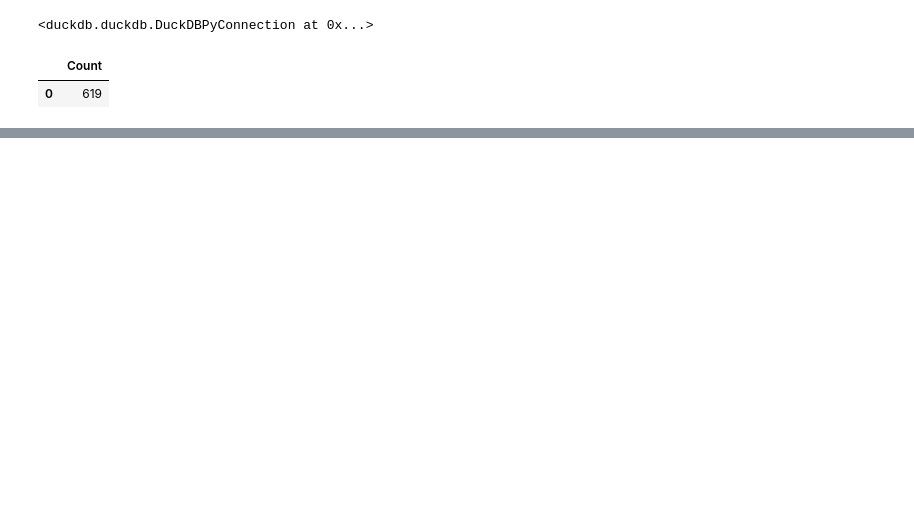
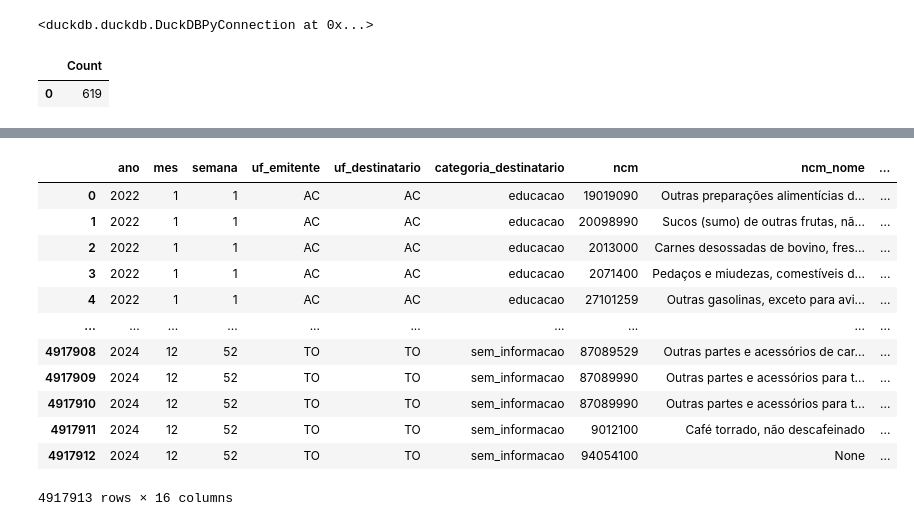
Before and after one commit to fredguth/mgi-mira-pipelines, a Jupyter notebook: nbs/compras_governo_mgi.ipynb, the cells around one changed output, grey strips where cells are left out. Cells and saved outputs as stored; diff of their text form; code cells hidden in the pictures; blank space fills up the shorter version.

```diff
--- a/nbs/compras_governo_mgi.ipynb
+++ b/nbs/compras_governo_mgi.ipynb
@@ -538,0 +654,21 @@ db.execute("SELECT distinct right(cfop::varchar,3) as cod from mgi.itens where c
+# %%
+db.execute("""
+           SELECT a.ano, a.mes, a.semana, a.uf_emitente, a.uf_destinatario, a.categoria_destinatario,
+           a.ncm, a.descricao_ncm as ncm_nome, a.valor as valor_absoluto, c.*, c.multiplicador * a.valor as valor
+           FROM raw.agrupamentos a
+           join raw.agrupamentos_cfop c on a.cfop = c.cfop order by all
+           """).df()
+# %% [output]
+|  | ano | mes | semana | uf_emitente | uf_destinatario | categoria_destinatario | ncm | ncm_nome | ... |
+| 0 | 2022 | 1 | 1 | AC | AC | educacao | 19019090 | Outras preparações alimentícias d... | ... |
+| 1 | 2022 | 1 | 1 | AC | AC | educacao | 20098990 | Sucos (sumo) de outras frutas, nã... | ... |
+| 2 | 2022 | 1 | 1 | AC | AC | educacao | 2013000 | Carnes desossadas de bovino, fres... | ... |
+| 3 | 2022 | 1 | 1 | AC | AC | educacao | 2071400 | Pedaços e miudezas, comestíveis d... | ... |
+| 4 | 2022 | 1 | 1 | AC | AC | educacao | 27101259 | Outras gasolinas, exceto para avi... | ... |
+| ... | ... | ... | ... | ... | ... | ... | ... | ... | ... |
+| 4917908 | 2024 | 12 | 52 | TO | TO | sem_informacao | 87089529 | Outras partes e acessórios de car... | ... |
+| 4917909 | 2024 | 12 | 52 | TO | TO | sem_informacao | 87089990 | Outras partes e acessórios para t... | ... |
+| 4917910 | 2024 | 12 | 52 | TO | TO | sem_informacao | 87089990 | Outras partes e acessórios para t... | ... |
+| 4917911 | 2024 | 12 | 52 | TO | TO | sem_informacao | 9012100 | Café torrado, não descafeinado | ... |
+| 4917912 | 2024 | 12 | 52 | TO | TO | sem_informacao | 94054100 | None | ... |
+4917913 rows × 16 columns
```
Also changed, not shown: parts of 43 cells of this notebook, 1 other file.
